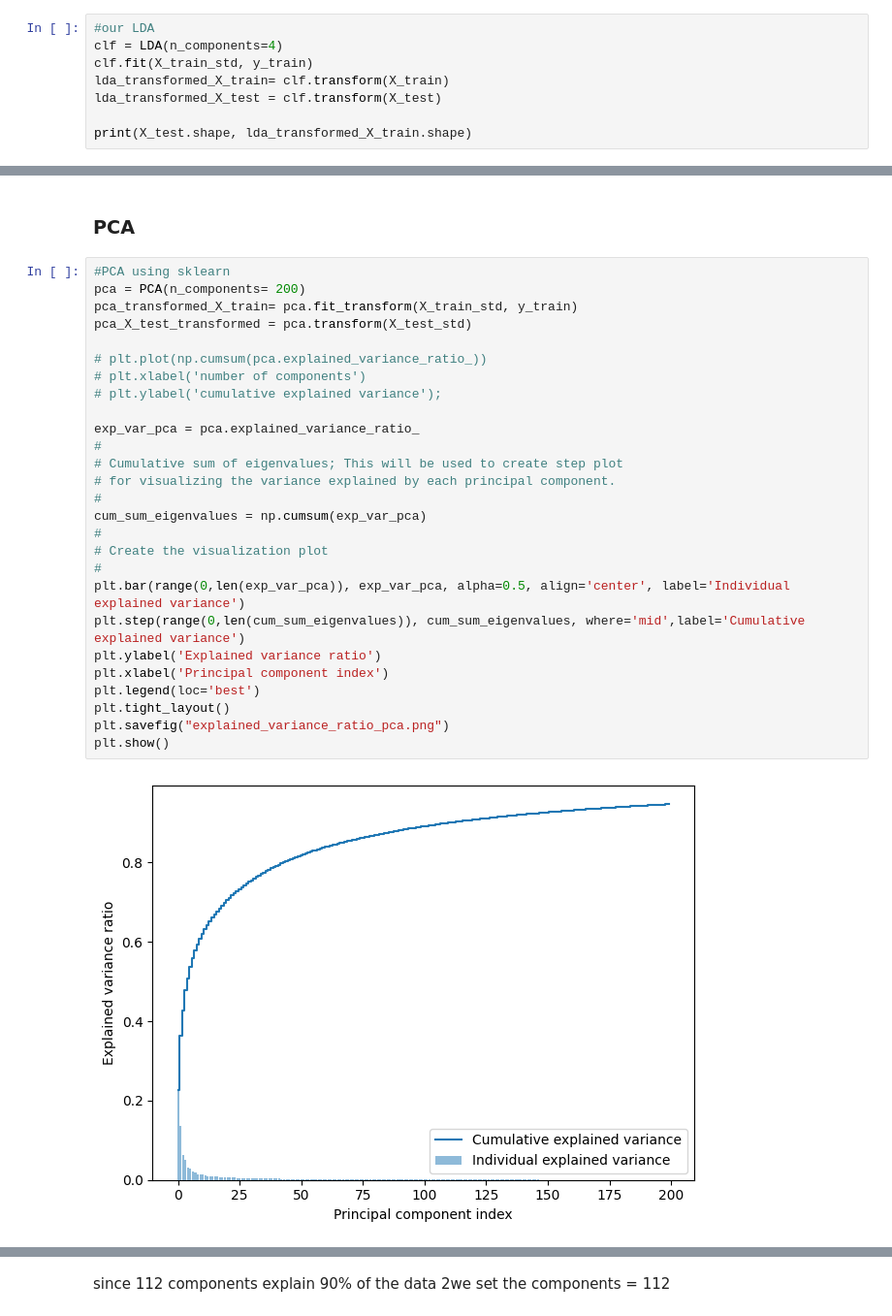
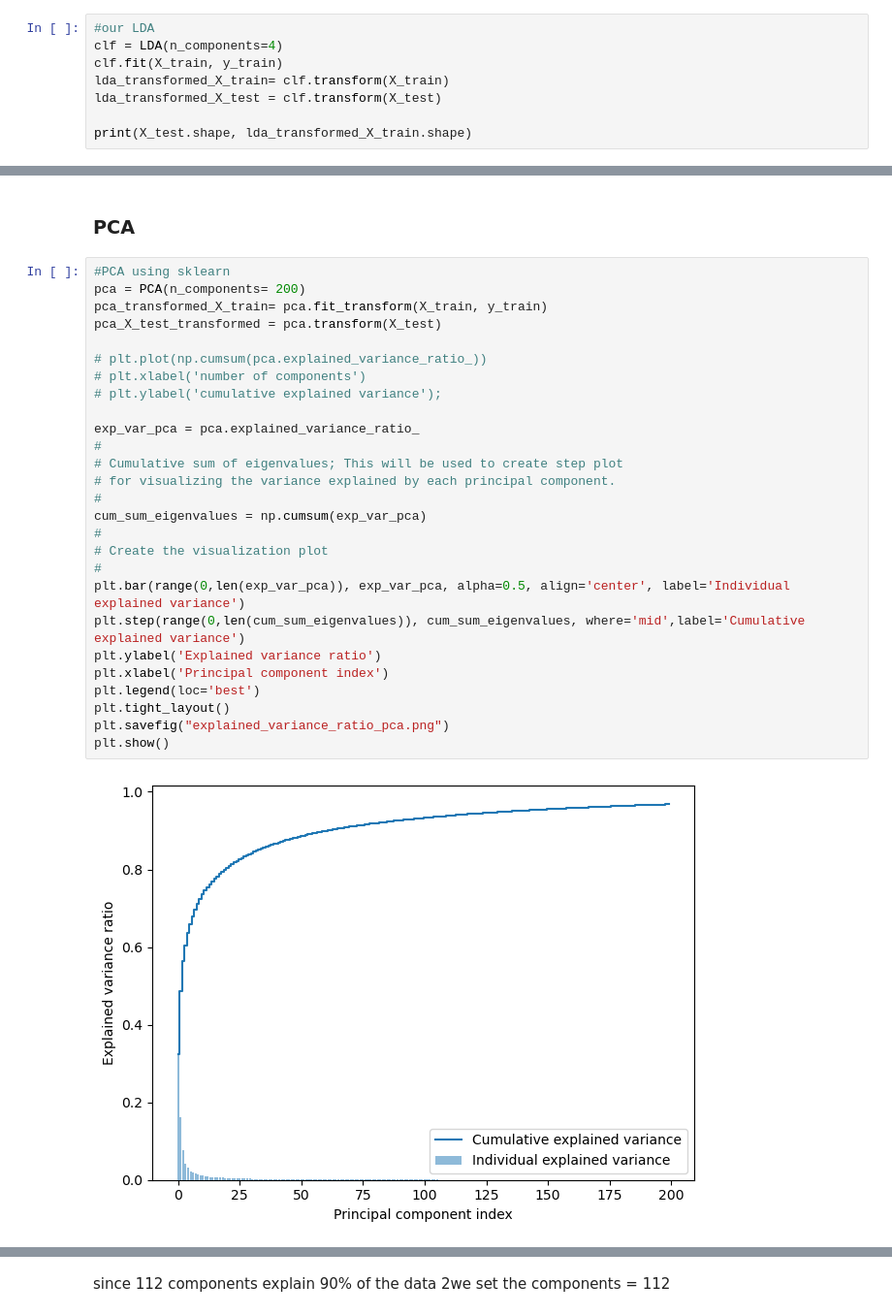
Before and after one commit to julielhagen/Clothing_classification-, a Jupyter notebook: Knn.ipynb, the cells around one changed output, grey strips where cells are left out. Shown at 97% size. Saved outputs shown, nothing was run; the diff lists cells and outputs as text.

```diff
--- a/Knn.ipynb
+++ b/Knn.ipynb
@@ -33,7 +34,7 @@ X_test_std = sc.transform(X_test)
 # %%
 #our LDA
 clf = LDA(n_components=4)
-clf.fit(X_train_std, y_train)
+clf.fit(X_train, y_train)
 lda_transformed_X_train= clf.transform(X_train)
 lda_transformed_X_test = clf.transform(X_test)
 
@@ -64,30 +73,30 @@ No artists with labels found to put in legend.  Note that artists whose label st
 # %%
 #PCA using sklearn
 pca = PCA(n_components= 200)
-pca_transformed_X_train= pca.fit_transform(X_train_std, y_train)
-pca_X_test_transformed = pca.transform(X_test_std)
+pca_transformed_X_train= pca.fit_transform(X_train, y_train)
+pca_X_test_transformed = pca.transform(X_test)
 
 # plt.plot(np.cumsum(pca.explained_variance_ratio_))
 # plt.xlabel('number of components')
 # plt.ylabel('cumulative explained variance');
 
 exp_var_pca = pca.explained_variance_ratio_
 #
 # Cumulative sum of eigenvalues; This will be used to create step plot
 # for visualizing the variance explained by each principal component.
 #
 cum_sum_eigenvalues = np.cumsum(exp_var_pca)
 #
 # Create the visualization plot
 #
 plt.bar(range(0,len(exp_var_pca)), exp_var_pca, alpha=0.5, align='center', label='Individual explained variance')
 plt.step(range(0,len(cum_sum_eigenvalues)), cum_sum_eigenvalues, where='mid',label='Cumulative explained variance')
 plt.ylabel('Explained variance ratio')
 plt.xlabel('Principal component index')
 plt.legend(loc='best')
 plt.tight_layout()
 plt.savefig("explained_variance_ratio_pca.png")
 plt.show()
 # %% [output]
-[figure, old version]
+[figure, new version]
 # %%
```
Also changed, not shown: parts of 32 cells of this notebook, 5 other files.
